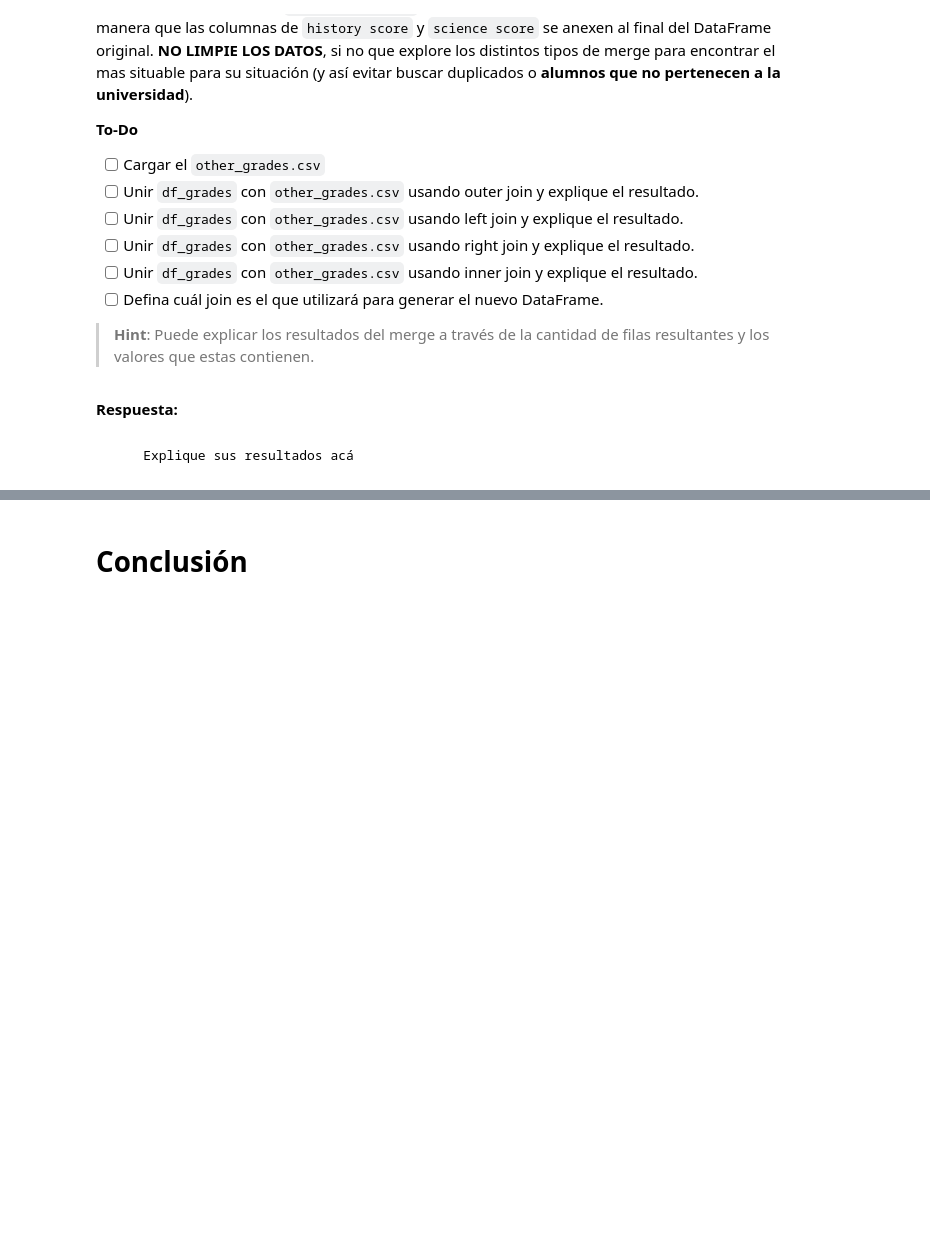
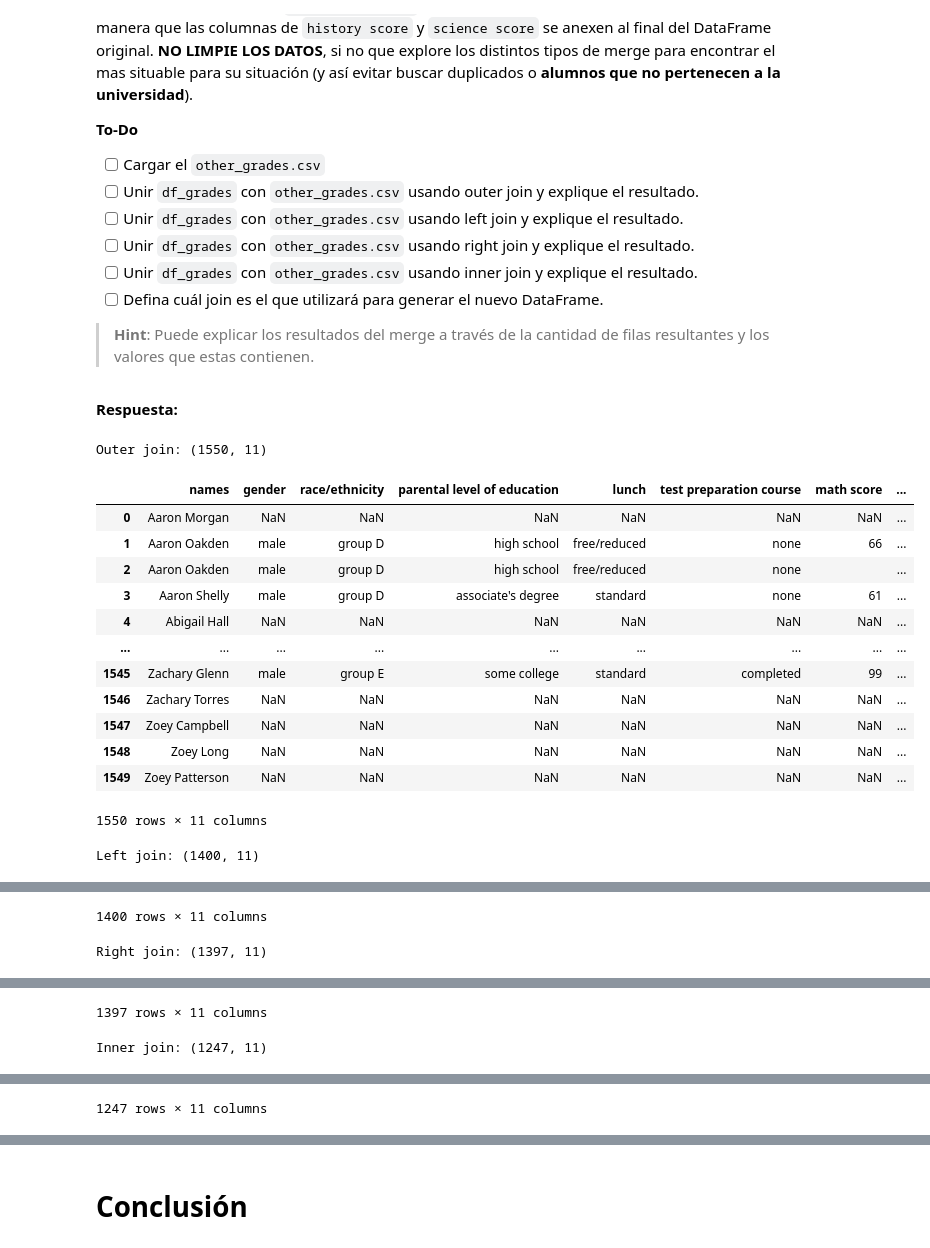
Before and after one commit to Joaquin-HS/MDS7202, a Jupyter notebook: lab3/Lab3.ipynb, the cells around one changed output, grey strips where cells are left out. Drawn from its saved outputs; the diff is of its cells as text; code cells hidden in the pictures; blank space fills up the shorter version.

```diff
--- a/lab3/Lab3.ipynb
+++ b/lab3/Lab3.ipynb
@@ -456,2 +864,41 @@ df_grades_inner = ...
-# %% [markdown]
-        Explique sus resultados acá
+# %%
+# Se cargan los archivos
+students = pd.read_json('students_grades.json')
+other_grades = pd.read_csv('other_grades.csv')
+
+# Outer join (se incluyen todos los estudiantes, independiente de si están en ambas tablas)
+df_grades_outer = students.merge(other_grades, how='outer', left_on='names', right_on='names')
+
+# Left join (se incluyen todos los estudiantes del DataFrame original)
+df_grades_left = students.merge(other_grades, how='left', left_on='names', right_on='names')
+
+# Right join (se incluyen todos los estudiantes del DataFrame de otras notas)
+df_grades_right = students.merge(other_grades, how='right', left_on='names', right_on='names')
+
+# Inner join (se incluyen solo los estudiantes que están en ambos DataFrames)
+df_grades_inner = students.merge(other_grades, how='inner', left_on='names', right_on='names')
+# %%
+print("Outer join:", df_grades_outer.shape)
+display(df_grades_outer)
+print("Left join:", df_grades_left.shape)
+display(df_grades_left)
+print("Right join:", df_grades_right.shape)
+display(df_grades_right)
+print("Inner join:", df_grades_inner.shape)
+display(df_grades_inner)
+# %% [output]
+Outer join: (1550, 11)
+|  | names | gender | race/ethnicity | parental level of education | lunch | test preparation course | math score | ... |
+| 0 | Aaron Morgan | NaN | NaN | NaN | NaN | NaN | NaN | ... |
+| 1 | Aaron Oakden | male | group D | high school | free/reduced | none | 66 | ... |
+| 2 | Aaron Oakden | male | group D | high school | free/reduced | none |  | ... |
+| 3 | Aaron Shelly | male | group D | associate's degree | standard | none | 61 | ... |
+| 4 | Abigail Hall | NaN | NaN | NaN | NaN | NaN | NaN | ... |
+| ... | ... | ... | ... | ... | ... | ... | ... | ... |
+| 1545 | Zachary Glenn | male | group E | some college | standard | completed | 99 | ... |
+| 1546 | Zachary Torres | NaN | NaN | NaN | NaN | NaN | NaN | ... |
+| 1547 | Zoey Campbell | NaN | NaN | NaN | NaN | NaN | NaN | ... |
+| 1548 | Zoey Long | NaN | NaN | NaN | NaN | NaN | NaN | ... |
+| 1549 | Zoey Patterson | NaN | NaN | NaN | NaN | NaN | NaN | ... |
+1550 rows × 11 columns
+Left join: (1400, 11)
@@ -457,0 +917,2 @@ df_grades_inner = ...
+1400 rows × 11 columns
+Right join: (1397, 11)
@@ -457,0 +931,2 @@ df_grades_inner = ...
+1397 rows × 11 columns
+Inner join: (1247, 11)
@@ -457,0 +945 @@ df_grades_inner = ...
+1247 rows × 11 columns
```
Also changed, not shown: parts of 48 cells of this notebook, 1 other file.
